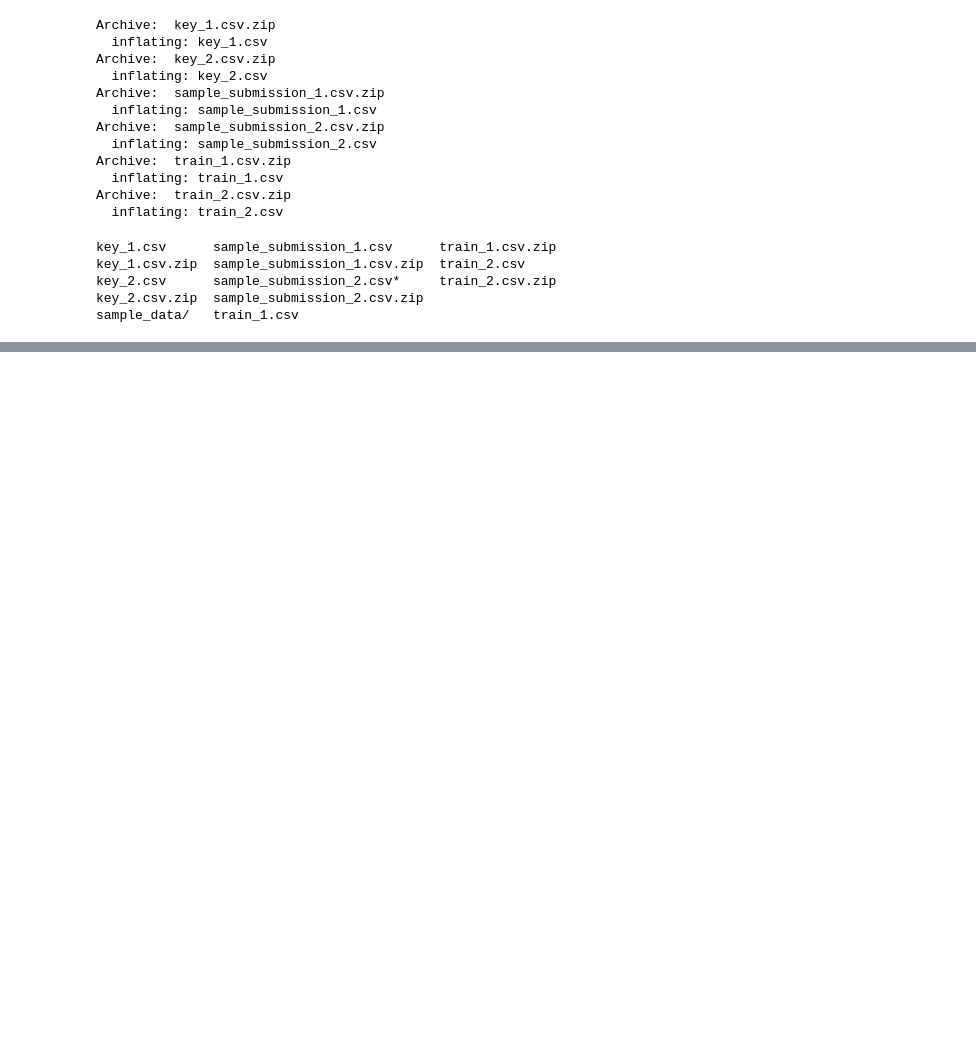
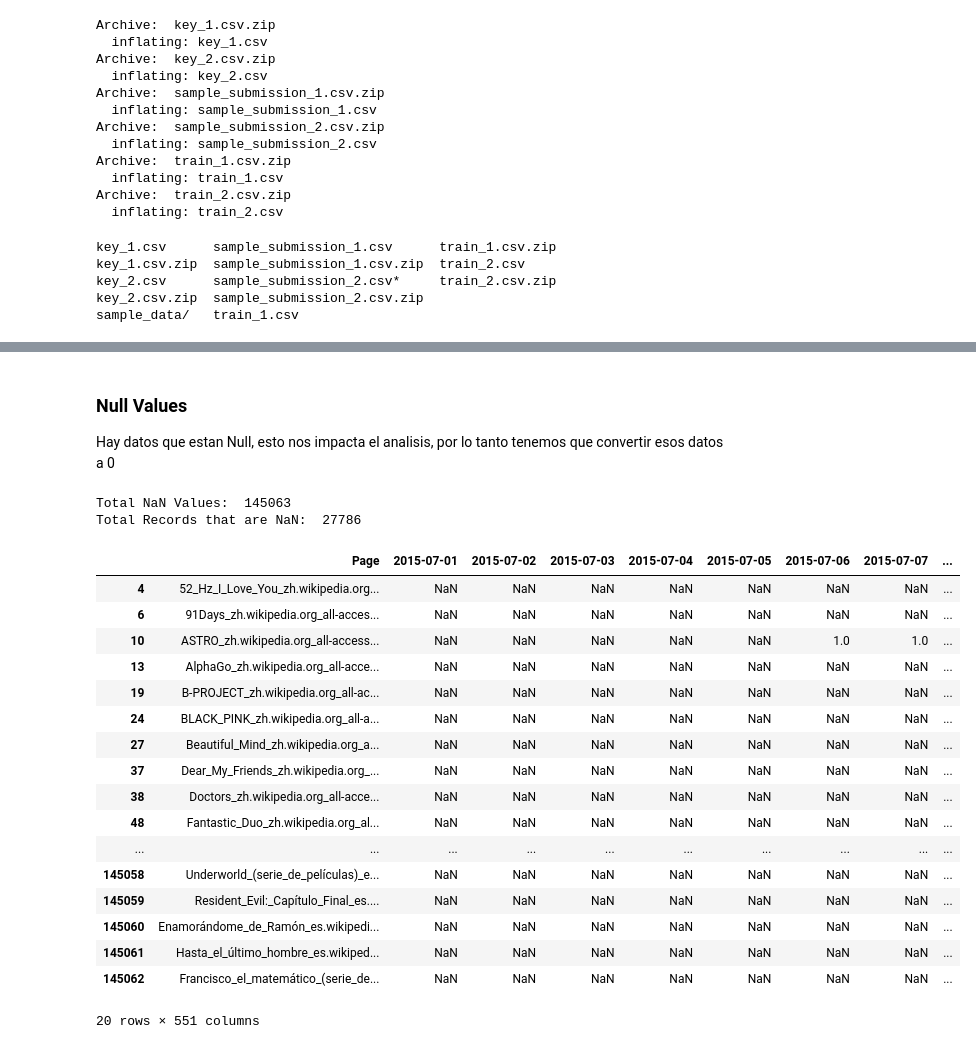
Before and after one commit to valentinaechavarria/-web-traffic-forecasting-project, a Jupyter notebook: 1_entregaFinal.ipynb, the cells around one changed output, grey strips where cells are left out. Drawn from its saved outputs; the diff is of its cells as text; code cells hidden in the pictures; blank space fills up the shorter version.

```diff
--- a/1_entregaFinal.ipynb
+++ b/1_entregaFinal.ipynb
@@ -112,0 +121,30 @@ ss = pd.read_csv("/content/sample_submission_1.csv")
+# %% [markdown]
+### Null Values
+
+Hay datos que estan Null, esto nos impacta el analisis, por lo tanto tenemos que convertir esos datos a 0
+# %%
+print("Total NaN Values: ", train.shape[0])
+nan_values = train[train.isnull().any(axis=1)]
+print("Total Records that are NaN: ", nan_values.shape[0])
+nan_values.iloc[np.r_[0:10, len(nan_values)-10:len(nan_values)]]
+# %% [output]
+Total NaN Values:  145063
+Total Records that are NaN:  27786
+|  | Page | 2015-07-01 | 2015-07-02 | 2015-07-03 | 2015-07-04 | 2015-07-05 | 2015-07-06 | 2015-07-07 | ... |
+| 4 | 52_Hz_I_Love_You_zh.wikipedia.org... | NaN | NaN | NaN | NaN | NaN | NaN | NaN | ... |
+| 6 | 91Days_zh.wikipedia.org_all-acces... | NaN | NaN | NaN | NaN | NaN | NaN | NaN | ... |
+| 10 | ASTRO_zh.wikipedia.org_all-access... | NaN | NaN | NaN | NaN | NaN | 1.0 | 1.0 | ... |
+| 13 | AlphaGo_zh.wikipedia.org_all-acce... | NaN | NaN | NaN | NaN | NaN | NaN | NaN | ... |
+| 19 | B-PROJECT_zh.wikipedia.org_all-ac... | NaN | NaN | NaN | NaN | NaN | NaN | NaN | ... |
+| 24 | BLACK_PINK_zh.wikipedia.org_all-a... | NaN | NaN | NaN | NaN | NaN | NaN | NaN | ... |
+| 27 | Beautiful_Mind_zh.wikipedia.org_a... | NaN | NaN | NaN | NaN | NaN | NaN | NaN | ... |
+| 37 | Dear_My_Friends_zh.wikipedia.org_... | NaN | NaN | NaN | NaN | NaN | NaN | NaN | ... |
+| 38 | Doctors_zh.wikipedia.org_all-acce... | NaN | NaN | NaN | NaN | NaN | NaN | NaN | ... |
+| 48 | Fantastic_Duo_zh.wikipedia.org_al... | NaN | NaN | NaN | NaN | NaN | NaN | NaN | ... |
+| ... | ... | ... | ... | ... | ... | ... | ... | ... | ... |
+| 145058 | Underworld_(serie_de_películas)_e... | NaN | NaN | NaN | NaN | NaN | NaN | NaN | ... |
+| 145059 | Resident_Evil:_Capítulo_Final_es.... | NaN | NaN | NaN | NaN | NaN | NaN | NaN | ... |
+| 145060 | Enamorándome_de_Ramón_es.wikipedi... | NaN | NaN | NaN | NaN | NaN | NaN | NaN | ... |
+| 145061 | Hasta_el_último_hombre_es.wikiped... | NaN | NaN | NaN | NaN | NaN | NaN | NaN | ... |
+| 145062 | Francisco_el_matemático_(serie_de... | NaN | NaN | NaN | NaN | NaN | NaN | NaN | ... |
+20 rows × 551 columns
```
Also changed, not shown: parts of 6 cells of this notebook.
